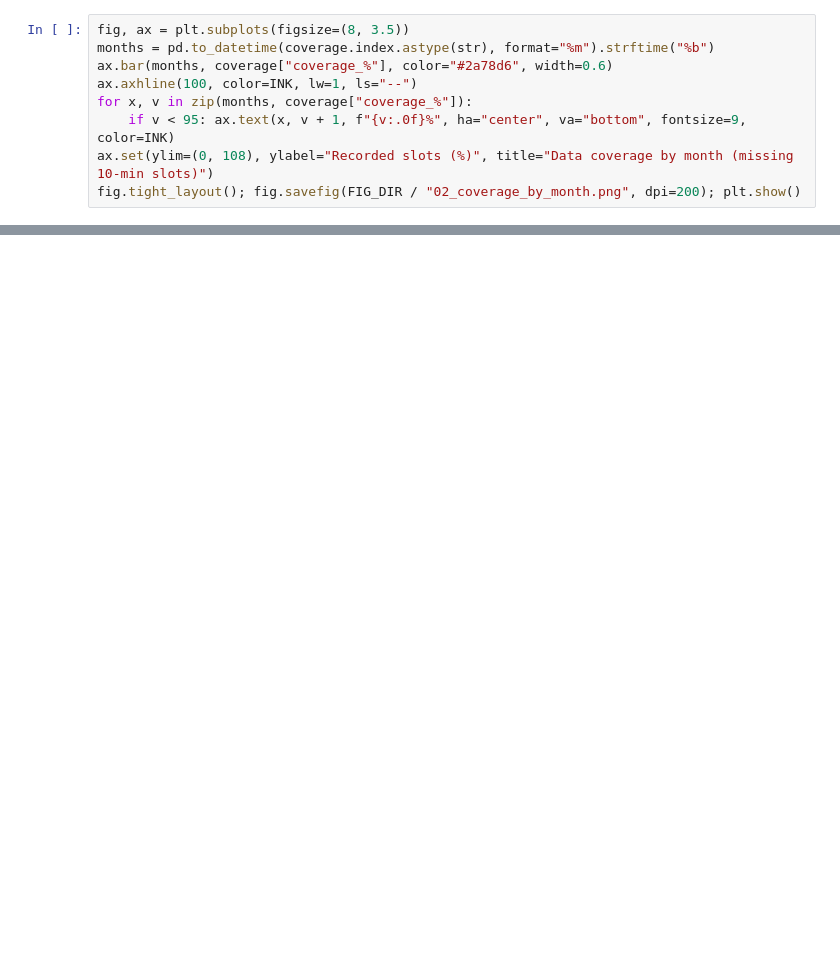
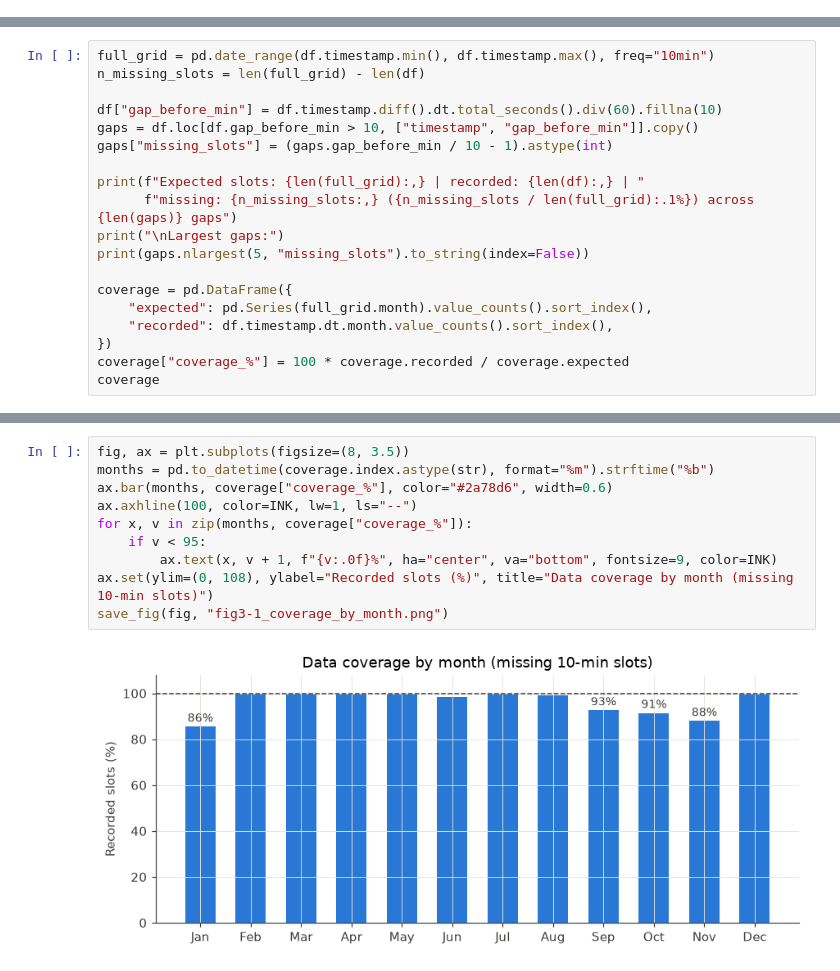
Before and after one commit to cakuwar/windturbine, a Jupyter notebook: notebook/01_windturbine.ipynb, the cells around one changed output, grey strips where cells are left out. Drawn from its saved outputs; the diff is of its cells as text; blank space fills up the shorter version.

```diff
--- a/notebook/01_windturbine.ipynb
+++ b/notebook/01_windturbine.ipynb
@@ -166,9 +0,0 @@ Largest gaps:
-# %%
-fig, ax = plt.subplots(figsize=(8, 3.5))
-months = pd.to_datetime(coverage.index.astype(str), format="%m").strftime("%b")
-ax.bar(months, coverage["coverage_%"], color="#2a78d6", width=0.6)
-ax.axhline(100, color=INK, lw=1, ls="--")
-for x, v in zip(months, coverage["coverage_%"]):
-    if v < 95: ax.text(x, v + 1, f"{v:.0f}%", ha="center", va="bottom", fontsize=9, color=INK)
-ax.set(ylim=(0, 108), ylabel="Recorded slots (%)", title="Data coverage by month (missing 10-min slots)")
-fig.tight_layout(); fig.savefig(FIG_DIR / "02_coverage_by_month.png", dpi=200); plt.show()
@@ -505,0 +184,19 @@ Figures:
+# %%
+full_grid = pd.date_range(df.timestamp.min(), df.timestamp.max(), freq="10min")
+n_missing_slots = len(full_grid) - len(df)
+
+df["gap_before_min"] = df.timestamp.diff().dt.total_seconds().div(60).fillna(10)
+gaps = df.loc[df.gap_before_min > 10, ["timestamp", "gap_before_min"]].copy()
+gaps["missing_slots"] = (gaps.gap_before_min / 10 - 1).astype(int)
+
+print(f"Expected slots: {len(full_grid):,} | recorded: {len(df):,} | "
+      f"missing: {n_missing_slots:,} ({n_missing_slots / len(full_grid):.1%}) across {len(gaps)} gaps")
+print("\nLargest gaps:")
+print(gaps.nlargest(5, "missing_slots").to_string(index=False))
+
+coverage = pd.DataFrame({
+    "expected": pd.Series(full_grid.month).value_counts().sort_index(),
+    "recorded": df.timestamp.dt.month.value_counts().sort_index(),
+})
+coverage["coverage_%"] = 100 * coverage.recorded / coverage.expected
+coverage
@@ -505,0 +226,12 @@ Figures:
+# %%
+fig, ax = plt.subplots(figsize=(8, 3.5))
+months = pd.to_datetime(coverage.index.astype(str), format="%m").strftime("%b")
+ax.bar(months, coverage["coverage_%"], color="#2a78d6", width=0.6)
+ax.axhline(100, color=INK, lw=1, ls="--")
+for x, v in zip(months, coverage["coverage_%"]):
+    if v < 95:
+        ax.text(x, v + 1, f"{v:.0f}%", ha="center", va="bottom", fontsize=9, color=INK)
+ax.set(ylim=(0, 108), ylabel="Recorded slots (%)", title="Data coverage by month (missing 10-min slots)")
+save_fig(fig, "fig3-1_coverage_by_month.png")
+# %% [output]
+[figure, added]
```
Also changed, not shown: parts of 84 cells of this notebook, 49 other files.
